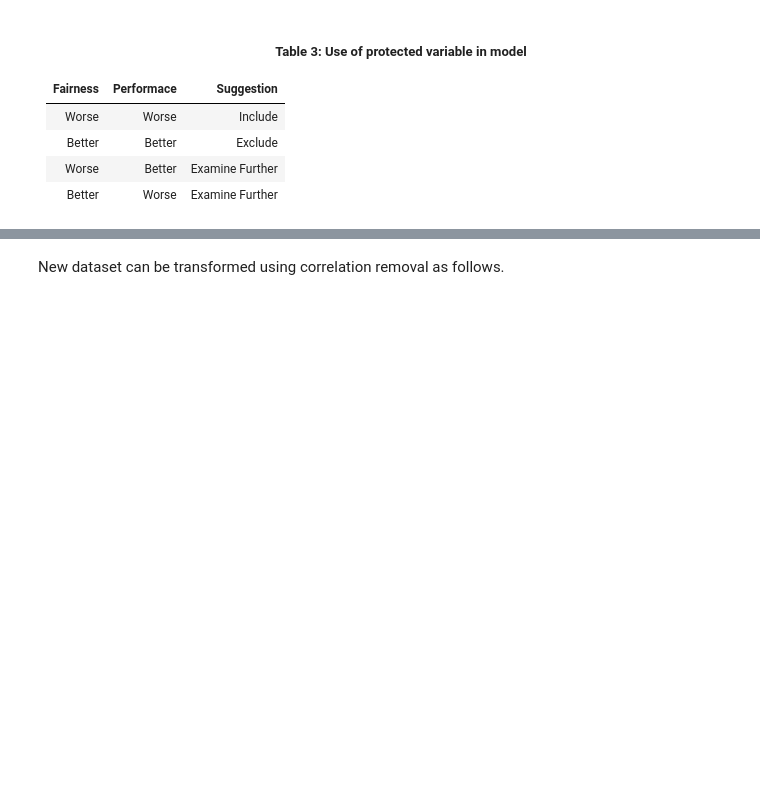
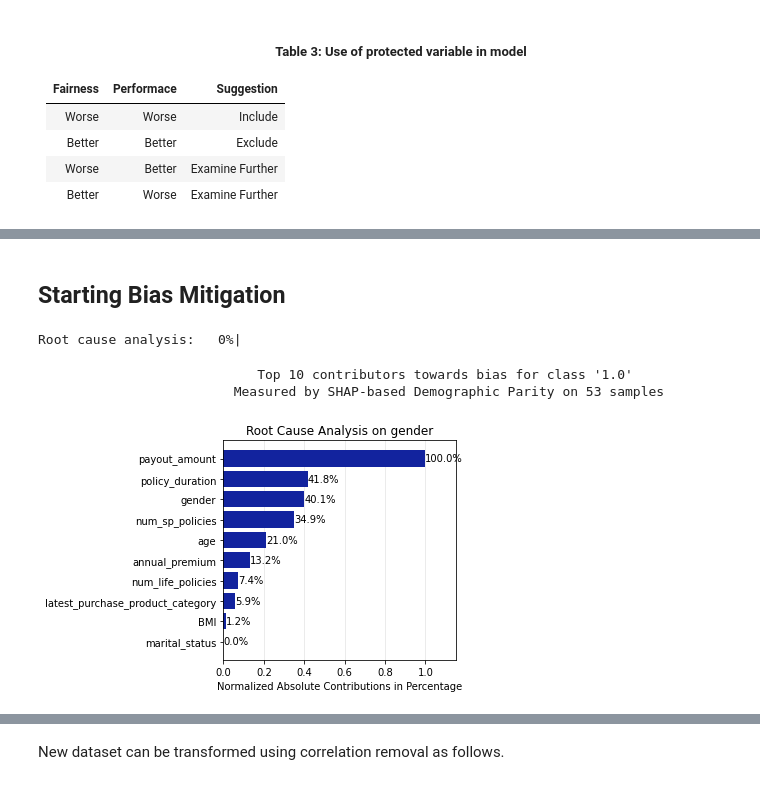
Before and after one commit to mas-veritas2/veritastool, a Jupyter notebook: veritastool/examples/PUW_demo.ipynb, the cells around one changed output, grey strips where cells are left out. Cells and saved outputs as stored; diff of their text form; code cells hidden in the pictures; blank space fills up the shorter version.

```diff
--- a/veritastool/examples/PUW_demo.ipynb
+++ b/veritastool/examples/PUW_demo.ipynb
@@ -192,3 +358,10 @@ pred_underwriting_obj.feature_importance(correlation_threshold=0.7)
+# %% [markdown]
+## Starting Bias Mitigation
 # %%
-pred_underwriting_obj.rootcause(p_var=[])
+pred_underwriting_obj.rootcause(p_var=['gender'])
+# %% [output]
+Root cause analysis:   0%|
+                            Top 10 contributors towards bias for class '1.0'
+                         Measured by SHAP-based Demographic Parity on 53 samples
+[figure, added]
 # %%
```
Also changed, not shown: parts of 52 cells of this notebook, 33 other files.
